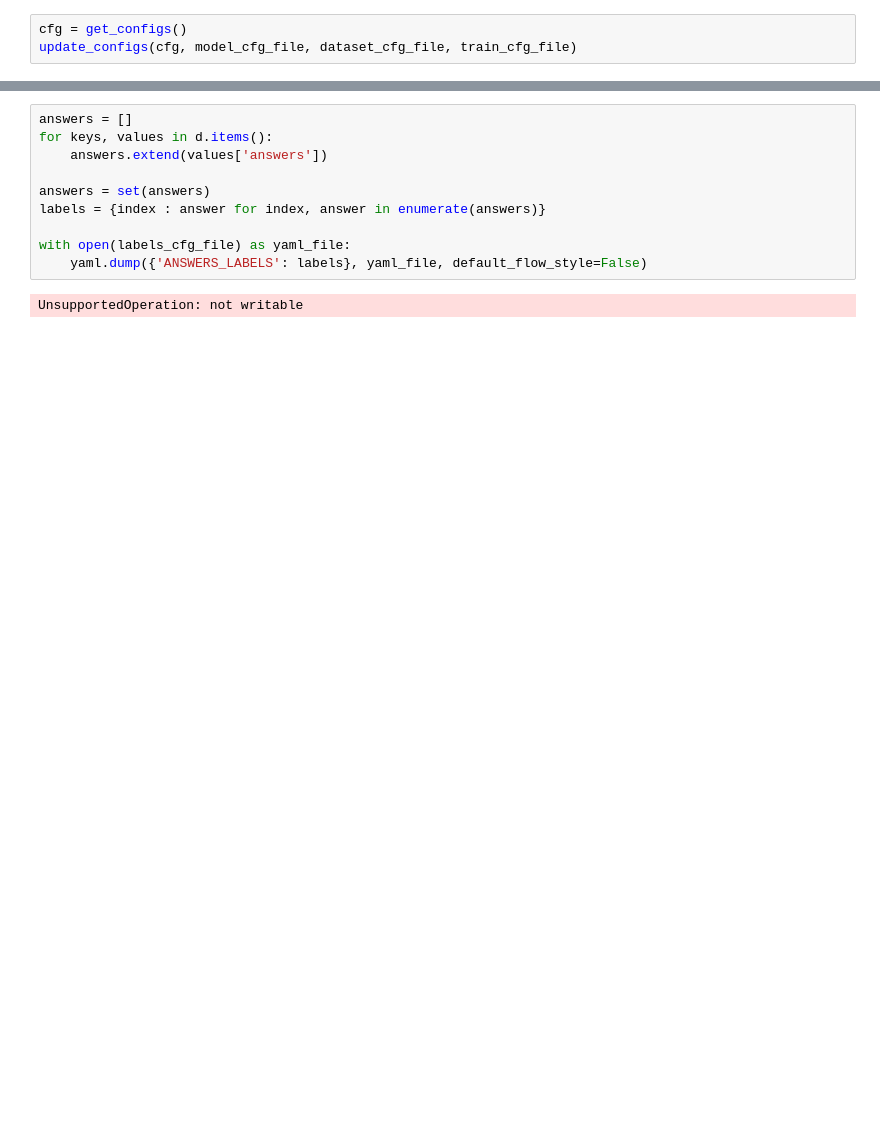
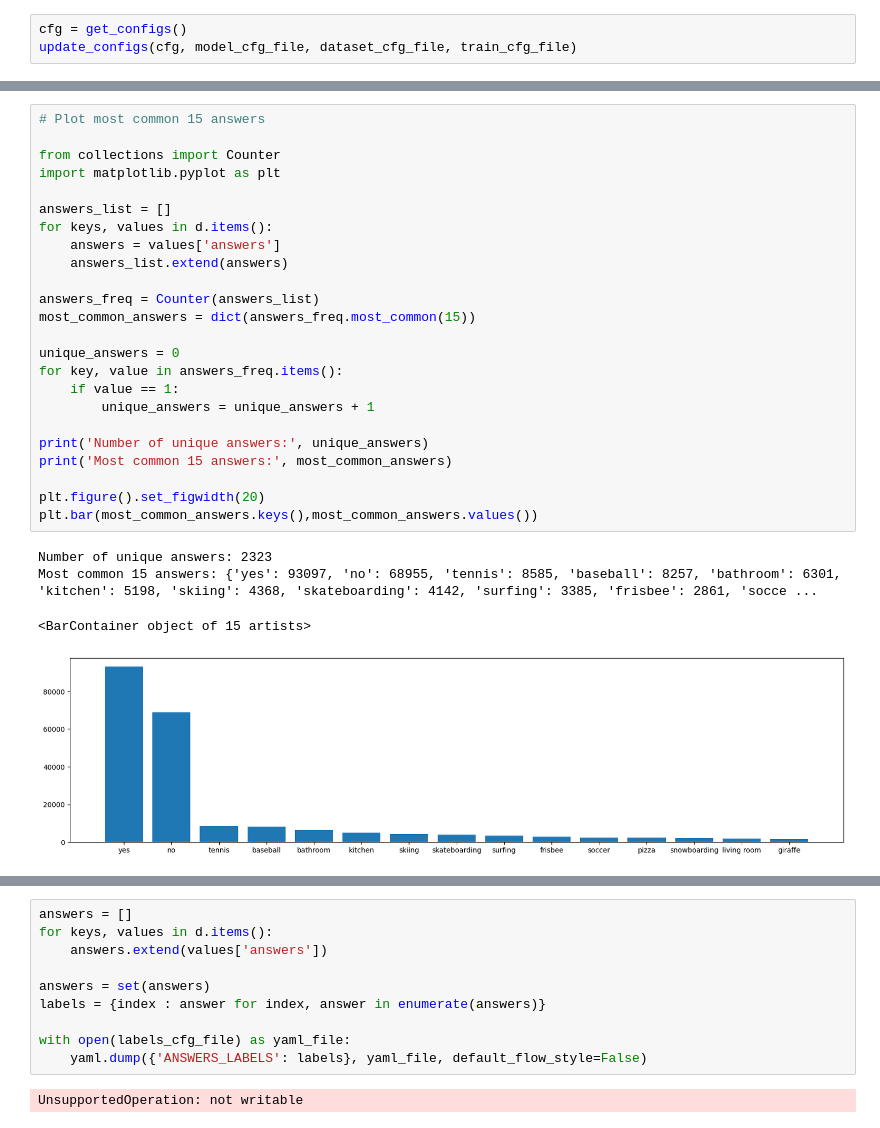
Before and after one commit to mbjurca/VQA, a Jupyter notebook: datasets/coco_vqa_data_analysis.ipynb, the cells around one changed output, grey strips where cells are left out. Cells and saved outputs as stored; diff of their text form; blank space fills up the shorter version.

```diff
--- a/datasets/coco_vqa_data_analysis.ipynb
+++ b/datasets/coco_vqa_data_analysis.ipynb
@@ -27,0 +88,29 @@ with open(cfg.DATASET.TRAIN_FILE) as f:
+# %%
+# Plot most common 15 answers
+
+from collections import Counter
+import matplotlib.pyplot as plt
+
+answers_list = []
+for keys, values in d.items():
+    answers = values['answers']
+    answers_list.extend(answers)
+
+answers_freq = Counter(answers_list)
+most_common_answers = dict(answers_freq.most_common(15))
+
+unique_answers = 0
+for key, value in answers_freq.items():
+    if value == 1:
+        unique_answers = unique_answers + 1
+
+print('Number of unique answers:', unique_answers)
+print('Most common 15 answers:', most_common_answers)
+
+plt.figure().set_figwidth(20)
+plt.bar(most_common_answers.keys(),most_common_answers.values())
+# %% [output]
+Number of unique answers: 2323
+Most common 15 answers: {'yes': 93097, 'no': 68955, 'tennis': 8585, 'baseball': 8257, 'bathroom': 6301, 'kitchen': 5198, 'skiing': 4368, 'skateboarding': 4142, 'surfing': 3385, 'frisbee': 2861, 'socce ...
+<BarContainer object of 15 artists>
+[figure, added]
```
Also changed, not shown: parts of 10 cells of this notebook, 16 other files.
